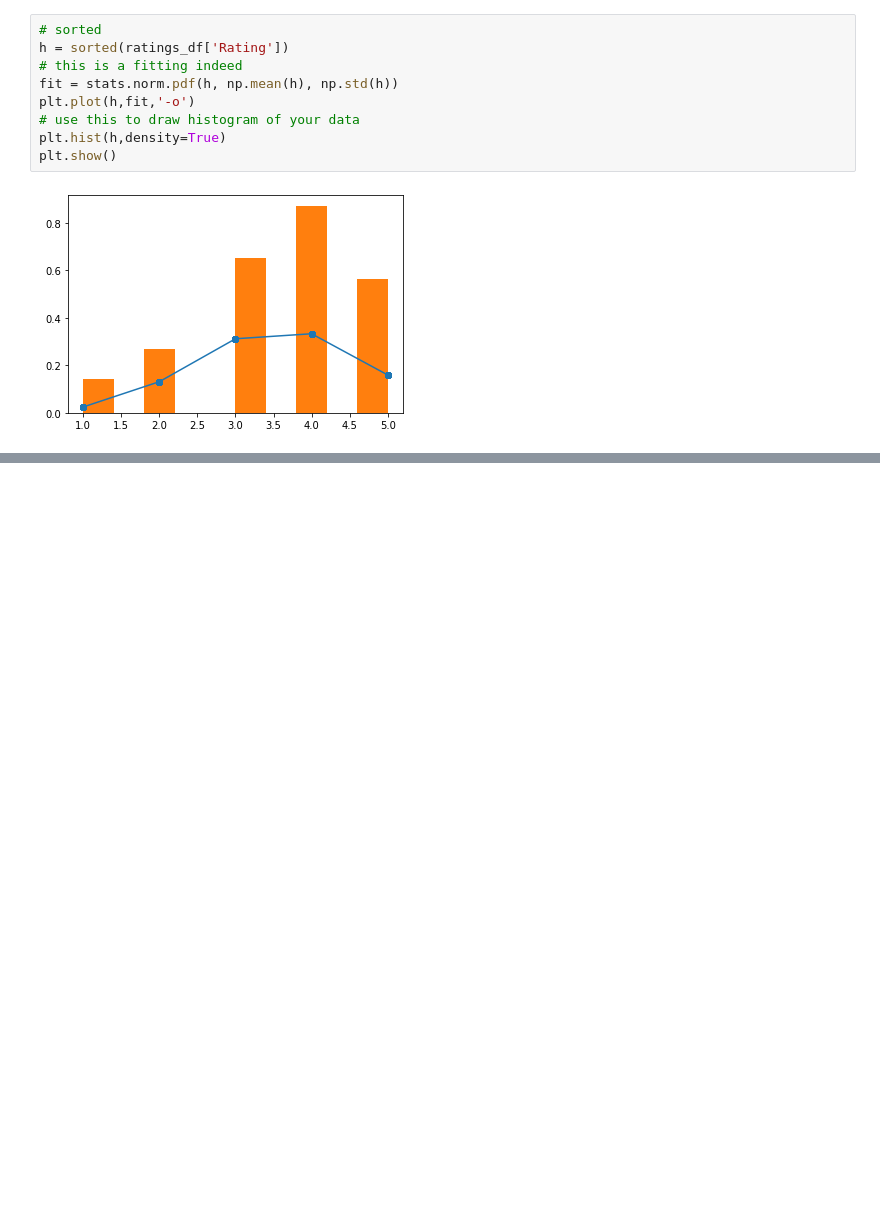
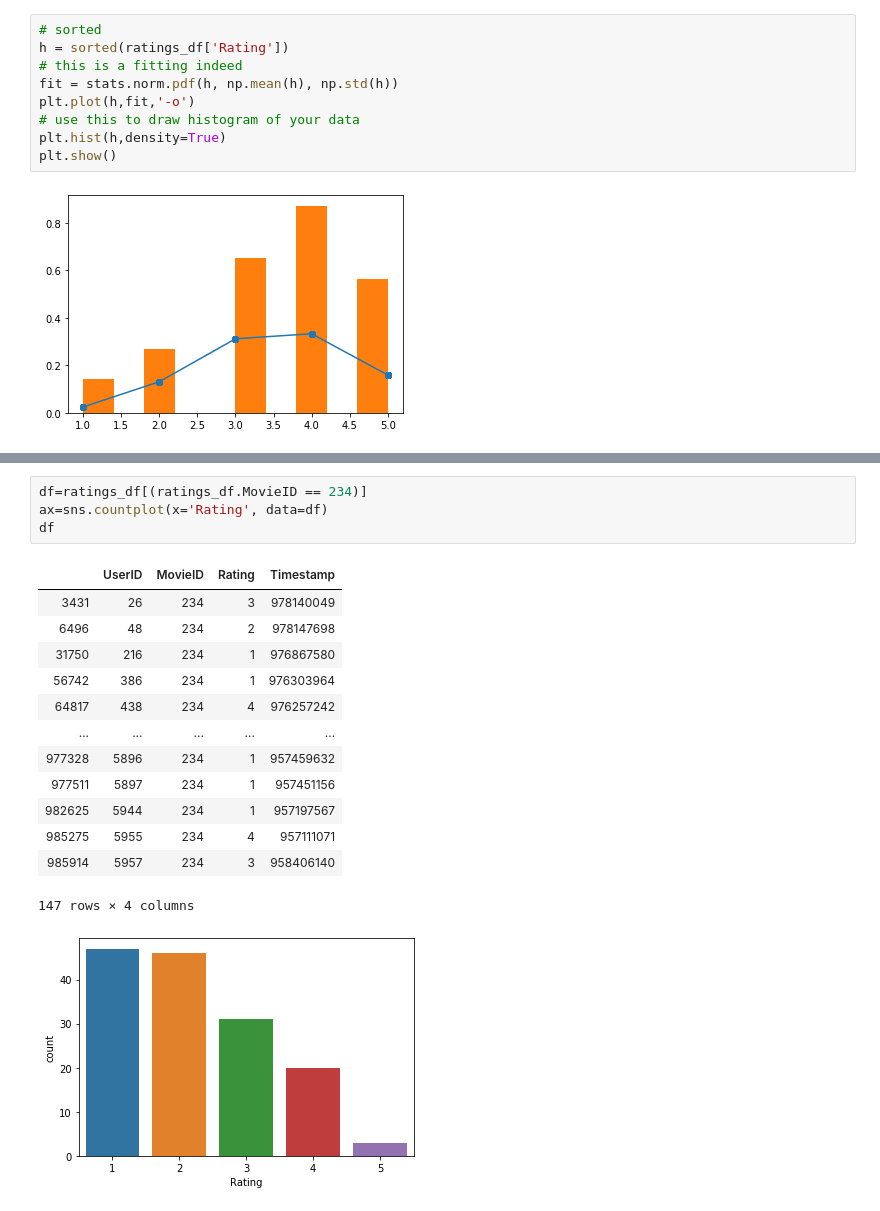
Before and after one commit to ebarkhordar/shilling-attack-detection-for-recommender-systems, a Jupyter notebook: analyze.ipynb, the cells around one changed output, grey strips where cells are left out. Cells and saved outputs as stored; diff of their text form; blank space fills up the shorter version.

```diff
--- a/analyze.ipynb
+++ b/analyze.ipynb
@@ -48,0 +140,19 @@ plt.show()
+# %%
+df=ratings_df[(ratings_df.MovieID == 234)]
+ax=sns.countplot(x='Rating', data=df)
+df
+# %% [output]
+|  | UserID | MovieID | Rating | Timestamp |
+| 3431 | 26 | 234 | 3 | 978140049 |
+| 6496 | 48 | 234 | 2 | 978147698 |
+| 31750 | 216 | 234 | 1 | 976867580 |
+| 56742 | 386 | 234 | 1 | 976303964 |
+| 64817 | 438 | 234 | 4 | 976257242 |
+| ... | ... | ... | ... | ... |
+| 977328 | 5896 | 234 | 1 | 957459632 |
+| 977511 | 5897 | 234 | 1 | 957451156 |
+| 982625 | 5944 | 234 | 1 | 957197567 |
+| 985275 | 5955 | 234 | 4 | 957111071 |
+| 985914 | 5957 | 234 | 3 | 958406140 |
+147 rows × 4 columns
+[figure, added]
```
Also changed, not shown: parts of 18 cells of this notebook.
